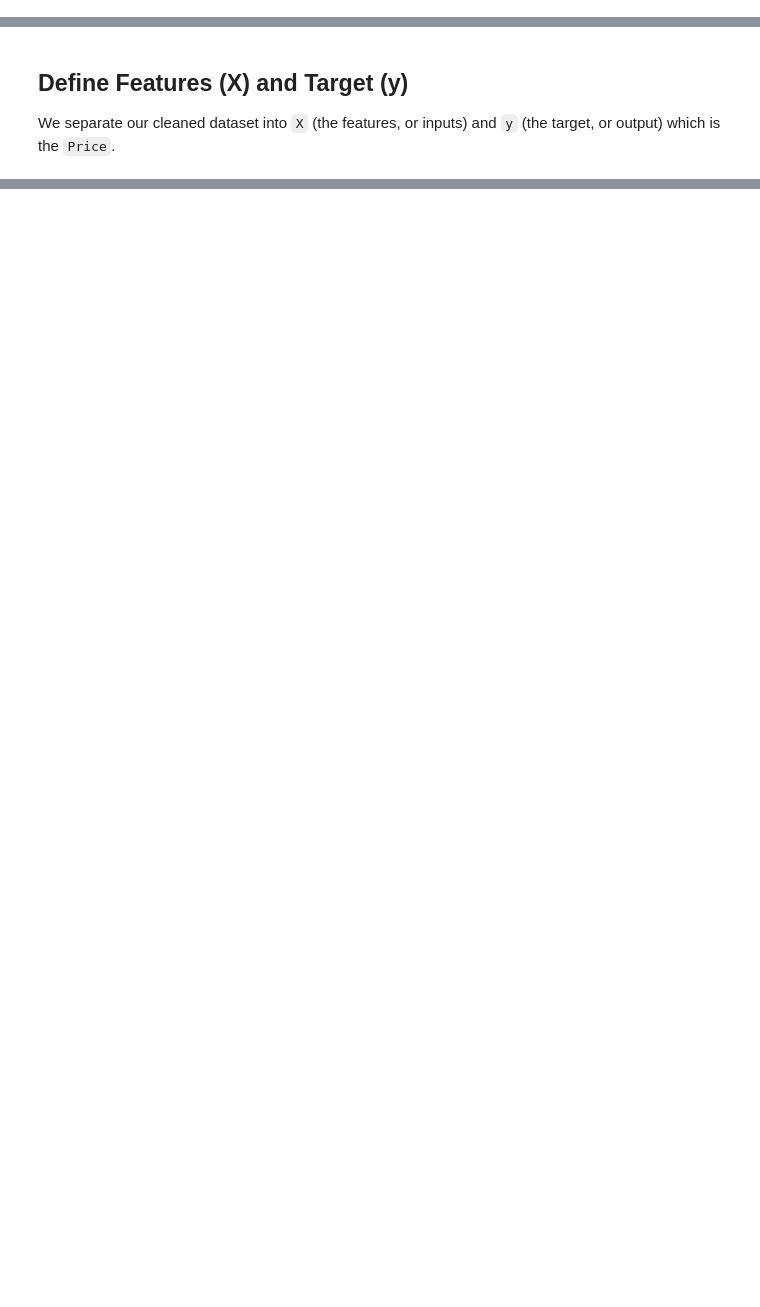
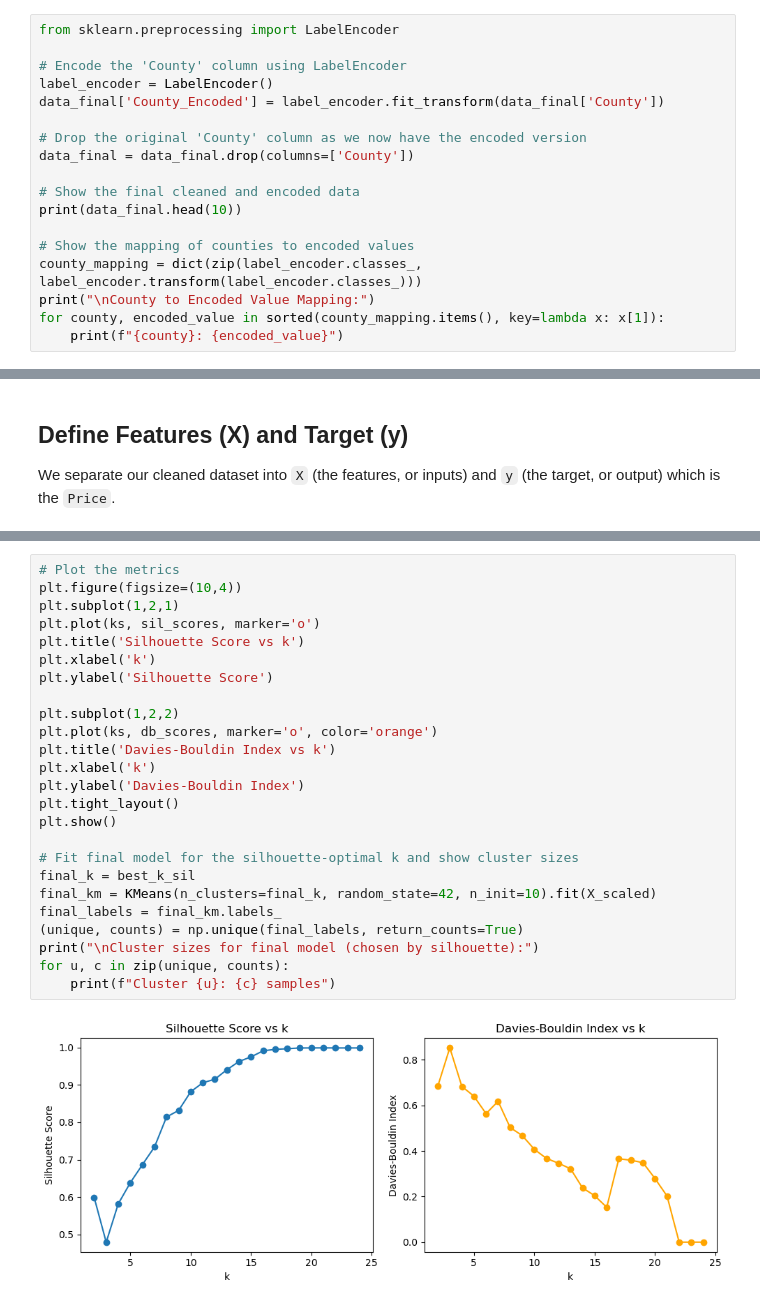
Before and after one commit to LuiisClaudio/ireland-real-estate-market-insights, a Jupyter notebook: Luis_Martins_CA1.ipynb, the cells around one changed output, grey strips where cells are left out. Drawn from its saved outputs; the diff is of its cells as text; blank space fills up the shorter version.

```diff
--- a/Luis_Martins_CA1.ipynb
+++ b/Luis_Martins_CA1.ipynb
@@ -247,0 +282,18 @@ data_final.head()
+# %%
+from sklearn.preprocessing import LabelEncoder
+
+# Encode the 'County' column using LabelEncoder
+label_encoder = LabelEncoder()
+data_final['County_Encoded'] = label_encoder.fit_transform(data_final['County'])
+
+# Drop the original 'County' column as we now have the encoded version
+data_final = data_final.drop(columns=['County'])
+
+# Show the final cleaned and encoded data
+print(data_final.head(10))
+
+# Show the mapping of counties to encoded values
+county_mapping = dict(zip(label_encoder.classes_, label_encoder.transform(label_encoder.classes_)))
+print("\nCounty to Encoded Value Mapping:")
+for county, encoded_value in sorted(county_mapping.items(), key=lambda x: x[1]):
+    print(f"{county}: {encoded_value}")
@@ -260,0 +424,27 @@ Target shape (y): (710894,)
+# %%
+# Plot the metrics
+plt.figure(figsize=(10,4))
+plt.subplot(1,2,1)
+plt.plot(ks, sil_scores, marker='o')
+plt.title('Silhouette Score vs k')
+plt.xlabel('k')
+plt.ylabel('Silhouette Score')
+
+plt.subplot(1,2,2)
+plt.plot(ks, db_scores, marker='o', color='orange')
+plt.title('Davies-Bouldin Index vs k')
+plt.xlabel('k')
+plt.ylabel('Davies-Bouldin Index')
+plt.tight_layout()
+plt.show()
+
+# Fit final model for the silhouette-optimal k and show cluster sizes
+final_k = best_k_sil
+final_km = KMeans(n_clusters=final_k, random_state=42, n_init=10).fit(X_scaled)
+final_labels = final_km.labels_
+(unique, counts) = np.unique(final_labels, return_counts=True)
+print("\nCluster sizes for final model (chosen by silhouette):")
+for u, c in zip(unique, counts):
+    print(f"Cluster {u}: {c} samples")
+# %% [output]
+[figure, added]
```
Also changed, not shown: parts of 17 cells of this notebook.
